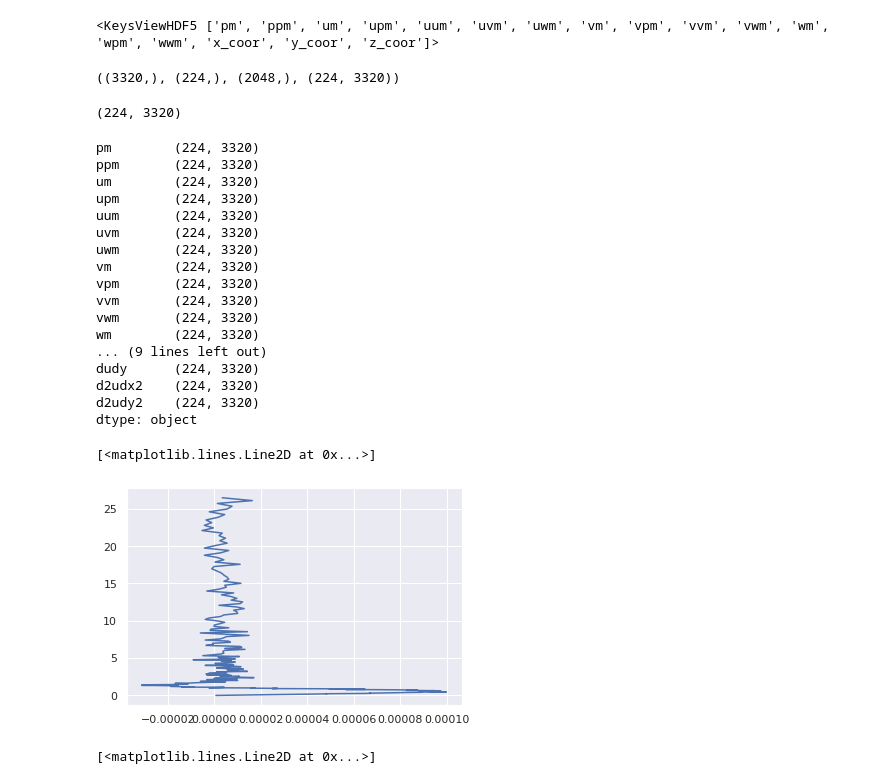
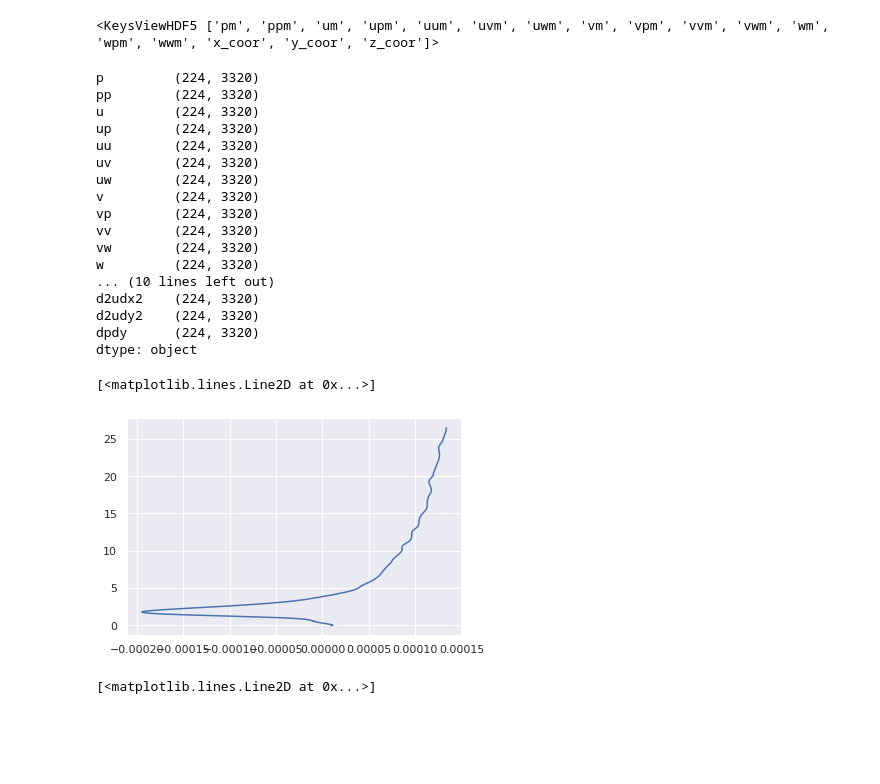
Before and after one commit to petebachant/boundary-layer-turbulence-modeling, a Jupyter notebook: notebook.ipynb, the cells around one changed output. Cells and saved outputs as stored; diff of their text form; code cells hidden in the pictures; blank space fills up the shorter version.

```diff
--- a/notebook.ipynb
+++ b/notebook.ipynb
@@ -252,14 +252,9 @@ with h5py.File("data/jhtdb-transitional-bl/time-ave-profiles.h5", "r") as f:
     print(f.keys())
     data = {}
     for k in f.keys():
-        data[k] = f[k][()]
+        kn = k.split("_")[0]
+        if kn.endswith("m"):
+            kn = kn[:-1]
+        data[kn] = f[k][()]
 # %% [output]
 <KeysViewHDF5 ['pm', 'ppm', 'um', 'upm', 'uum', 'uvm', 'uwm', 'vm', 'vpm', 'vvm', 'vwm', 'wm', 'wpm', 'wwm', 'x_coor', 'y_coor', 'z_coor']>
-# %%
-x = data["x_coor"]
-y = data["y_coor"]
-z = data["z_coor"]
-um = data["um"]
-x.shape, y.shape, z.shape, um.shape
-# %% [output]
-((3320,), (224,), (2048,), (224, 3320))
@@ -270,45 +261,43 @@ df.index.name = "y"
-# %%
-np.gradient(data["uvm"], axis=0).shape
-# %% [output]
-(224, 3320)
 # %%
 # TODO: Check that RANS applies to these mean values
 # If numerical derivatives are too noisy, download gradients and Hessians from JHTDB and time average
-dx = np.gradient(data["x_coor"])
-dy = np.reshape(np.gradient(data["y_coor"]), (224, 1))
-data["dpdx"] = np.gradient(data["pm"], axis=1) / dx
-data["duudx"] = np.gradient(data["uum"], axis=1) / dx
-data["duvdy"] = np.gradient(data["uvm"], axis=0) / dy
-data["dudx"] = np.gradient(data["um"], axis=1) / dx
-data["dudy"] = np.gradient(data["um"], axis=0) / dy
+dx = np.gradient(data["x"])
+dy = np.reshape(np.gradient(data["y"]), (224, 1))
+data["dpdx"] = np.gradient(data["p"], axis=1) / dx
+data["duudx"] = np.gradient(data["uu"], axis=1) / dx
+data["duvdy"] = np.gradient(data["uv"], axis=0) / dy
+data["dudx"] = np.gradient(data["u"], axis=1) / dx
+data["dudy"] = np.gradient(data["u"], axis=0) / dy
 data["d2udx2"] = np.gradient(data["dudx"], axis=1) / dx
 data["d2udy2"] = np.gradient(data["dudy"], axis=0) / dy
+data["dpdx"] = np.gradient(data["p"], axis=1) / dx
+data["dpdy"] = np.gradient(data["p"], axis=0) / dy
 pd.Series(
     {k: v.shape for k, v in data.items()}
 )
 # %% [output]
-pm        (224, 3320)
-ppm       (224, 3320)
-um        (224, 3320)
-upm       (224, 3320)
-uum       (224, 3320)
-uvm       (224, 3320)
-uwm       (224, 3320)
-vm        (224, 3320)
-vpm       (224, 3320)
-vvm       (224, 3320)
-vwm       (224, 3320)
-wm        (224, 3320)
-... (9 lines left out)
-dudy      (224, 3320)
+p         (224, 3320)
+pp        (224, 3320)
+u         (224, 3320)
+up        (224, 3320)
+uu        (224, 3320)
+uv        (224, 3320)
+uw        (224, 3320)
+v         (224, 3320)
+vp        (224, 3320)
+vv        (224, 3320)
+vw        (224, 3320)
+w         (224, 3320)
+... (10 lines left out)
 d2udx2    (224, 3320)
 d2udy2    (224, 3320)
+dpdy      (224, 3320)
 dtype: object
 # %%
-plt.plot(data["d2udx2"][:, 100], y)
+plt.plot(data["dpdy"][:, 100], y)
 # %% [output]
 [<matplotlib.lines.Line2D at 0x...>]
-[figure, old version]
+[figure, new version]
 # %%
 plt.plot(data["duudx"][:, 100], y)
 # %% [output]
```
Also changed, not shown: parts of 1 cell of this notebook.
